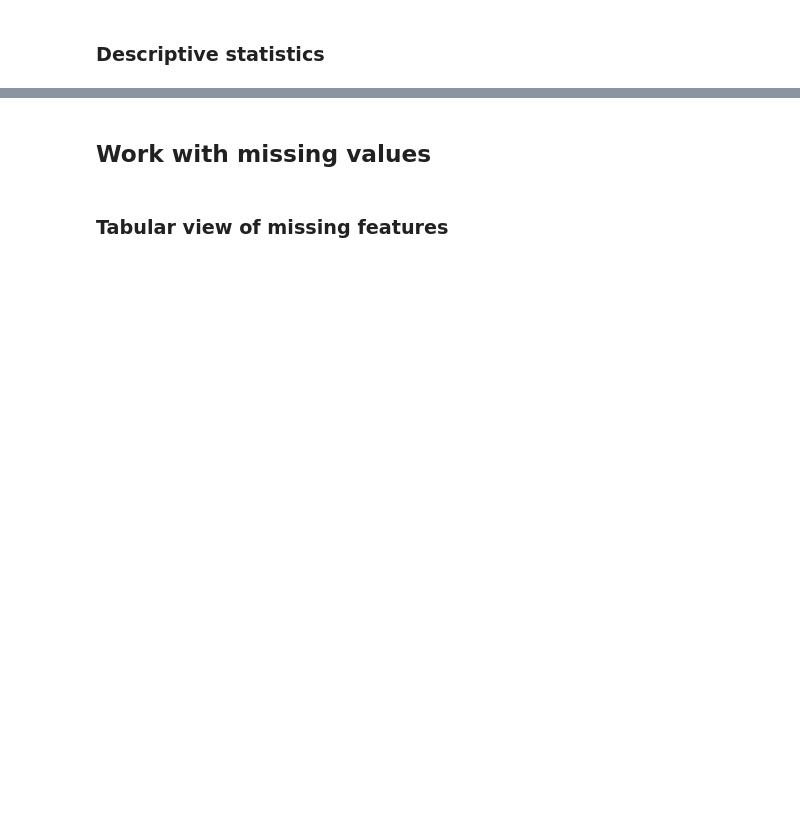
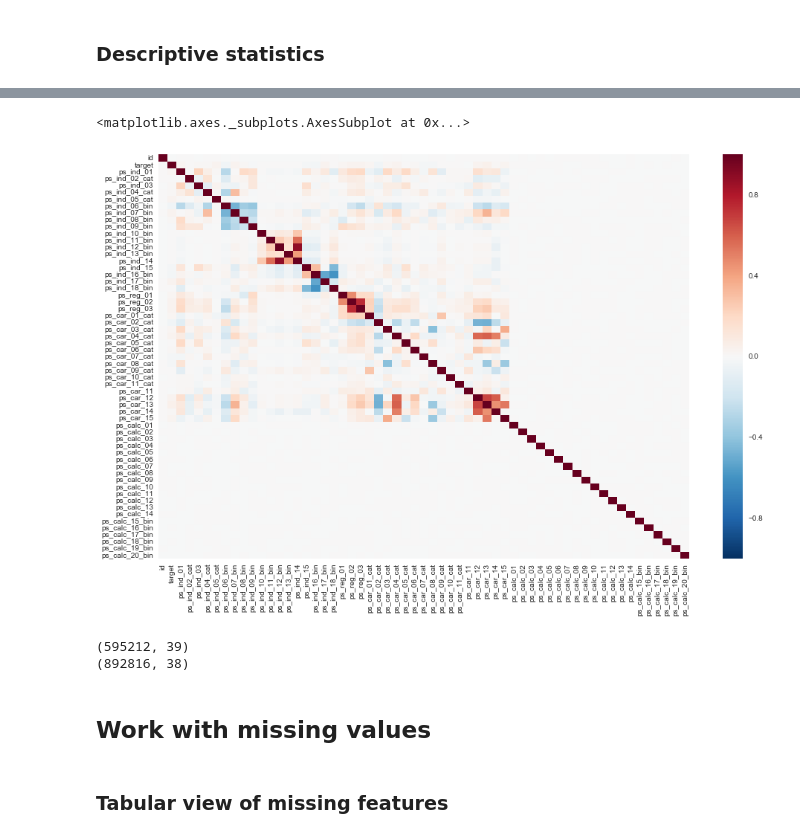
Before and after one commit to msahamed/Safe_Driver_Prediction, a Jupyter notebook: predict_driver.ipynb, the cells around one changed output, grey strips where cells are left out. Drawn from its saved outputs; the diff is of its cells as text; code cells hidden in the pictures; blank space fills up the shorter version.

```diff
--- a/predict_driver.ipynb
+++ b/predict_driver.ipynb
@@ -87,5 +64,22 @@ df_train.describe()
 | 75% | 1.115549e+06 | 0.000000 | 3.000000 | 2.000000 | 6.000000 | 1.000000 | 0.000000 | 1.000000 | ... |
 | max | 1.488027e+06 | 1.000000 | 7.000000 | 4.000000 | 11.000000 | 1.000000 | 6.000000 | 1.000000 | ... |
 8 rows × 59 columns
+# %%
+import seaborn as sns
+cor = df_train.corr()
+plt.figure(figsize=(16,10))
+sns.heatmap(cor)
+# %% [output]
+<matplotlib.axes._subplots.AxesSubplot at 0x...>
+[figure, added]
+# %%
+col_to_drop = df_train.columns[df_train.columns.str.startswith('ps_calc_')]
+df_train = df_train.drop(col_to_drop, axis=1)
+df_test = df_test.drop(col_to_drop, axis=1)
+print(df_train.shape)
+print(df_test.shape)
+# %% [output]
+(595212, 39)
+(892816, 38)
 # %% [markdown]
 ## Work with missing values
```
Also changed, not shown: parts of 35 cells of this notebook, 1 other file.
